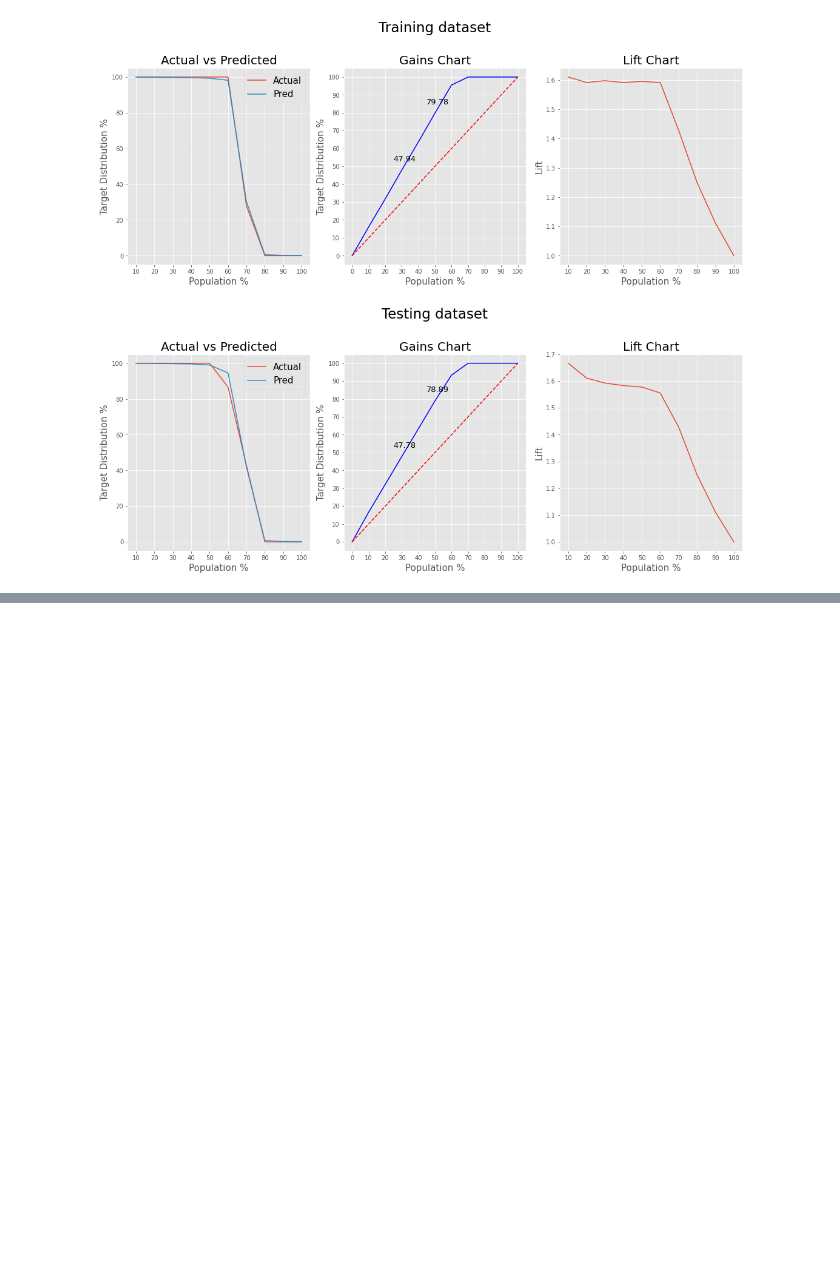
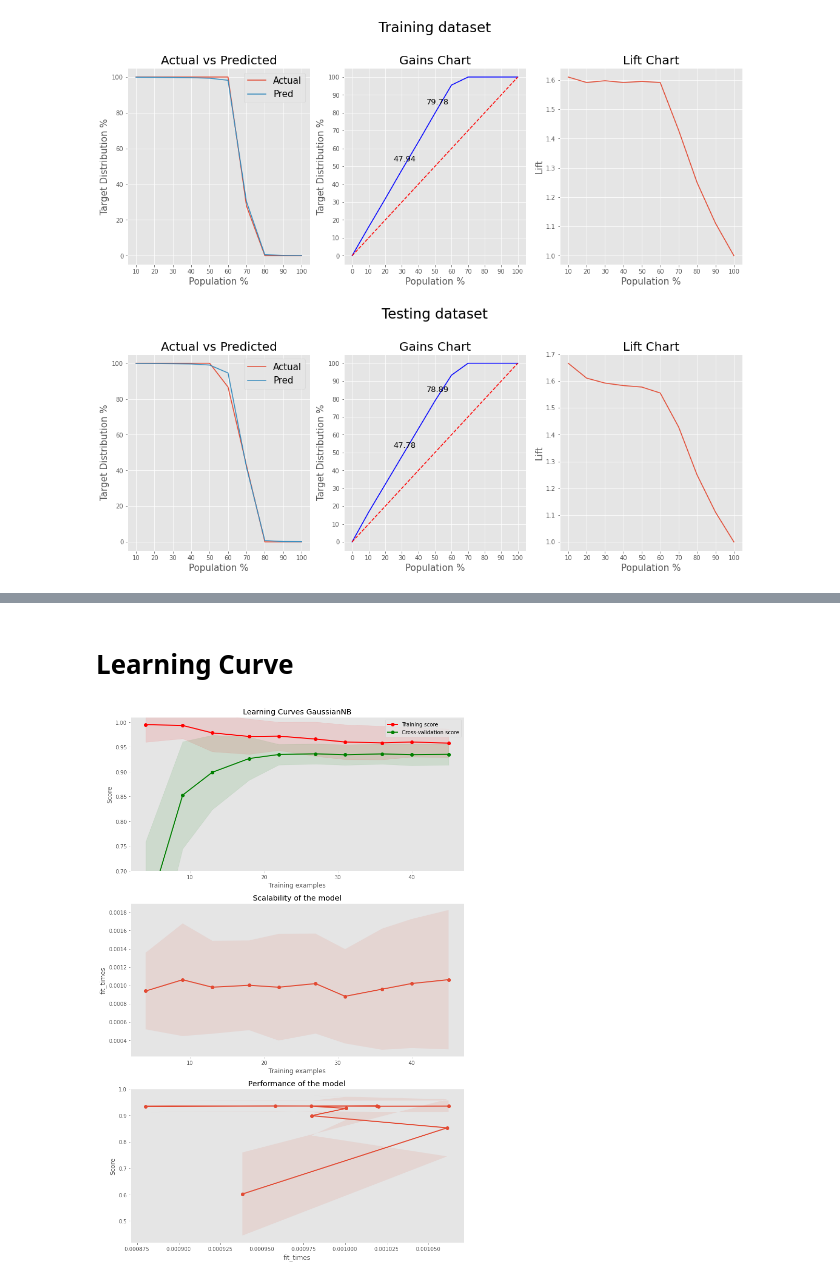
Before and after one commit to imanursar/Machine-Learning-Notes, a Jupyter notebook: Custom Function/Scoring Function.ipynb, the cells around one changed output, grey strips where cells are left out. Saved outputs shown, nothing was run; the diff lists cells and outputs as text; code cells hidden in the pictures; blank space fills up the shorter version.

```diff
--- a/Custom Function/Scoring Function.ipynb
+++ b/Custom Function/Scoring Function.ipynb
@@ -186,0 +182,9 @@ scoring.gains_plot(models[0],X_train,y_train,X_test,y_test)
+# %% [markdown]
+# Learning Curve
+# %%
+from sklearn.naive_bayes import GaussianNB
+nb = GaussianNB()
+# %%
+scoring.plot_learning_curve(cancer.data, cancer.target,"GaussianNB",nb,50,0.2)
+# %% [output]
+[figure, added]
```
Also changed, not shown: parts of 10 cells of this notebook.
